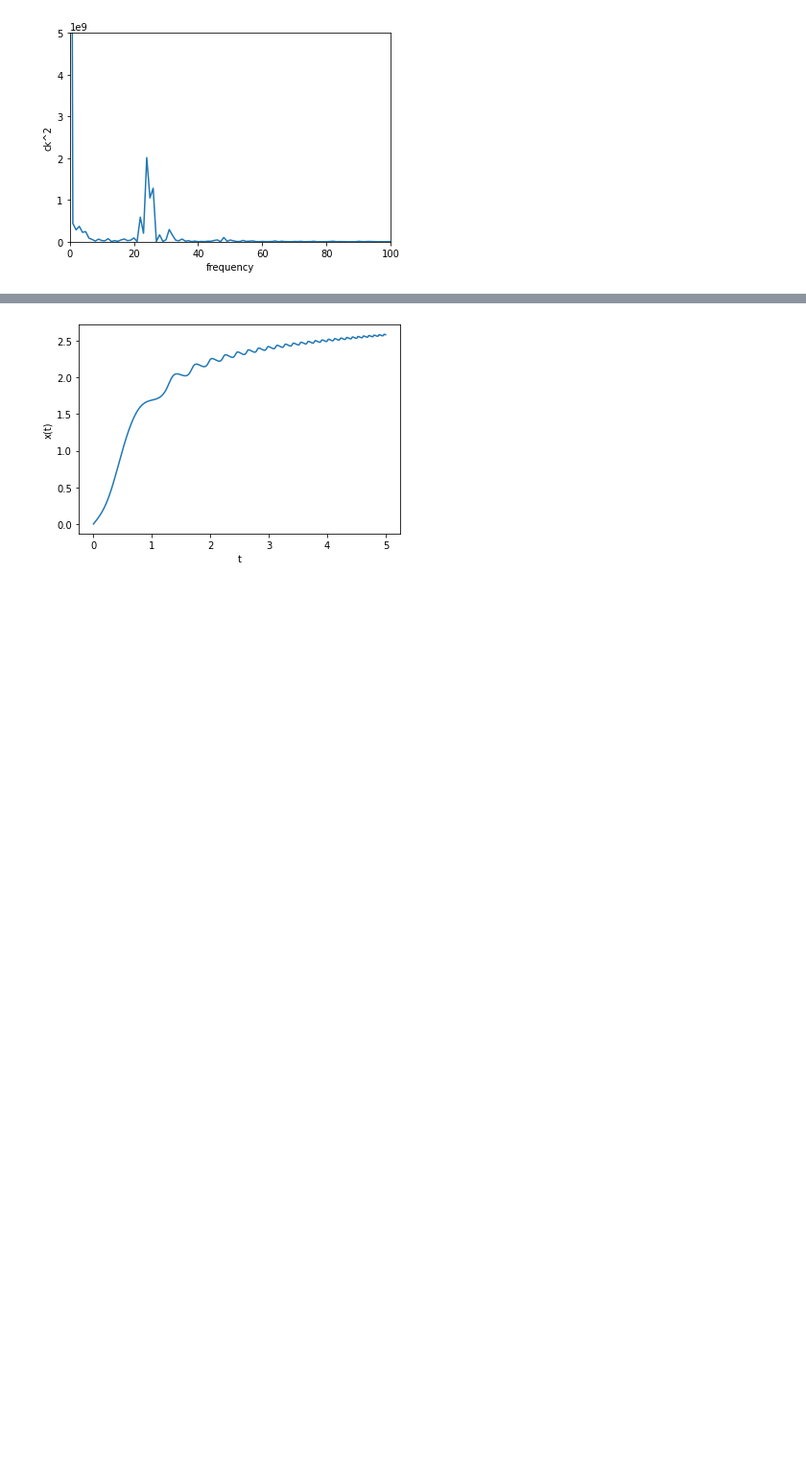
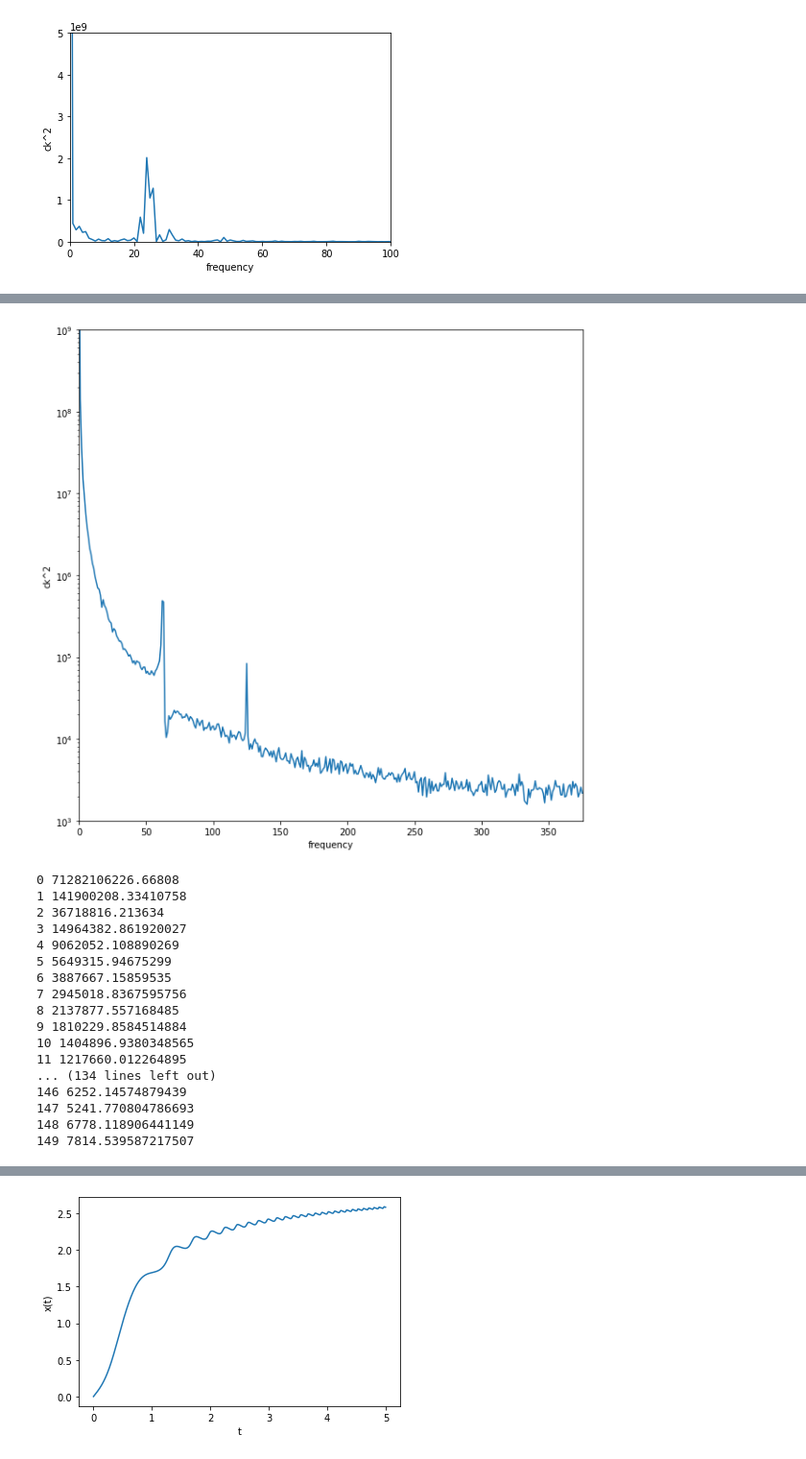
Before and after one commit to NIUCompPhys/Spring2021, a Jupyter notebook: temp2_pynb.ipynb, the cells around one changed output, grey strips where cells are left out. Shown at 96% size. Drawn from its saved outputs; the diff is of its cells as text; code cells hidden in the pictures; blank space fills up the shorter version.

```diff
--- a/temp2_pynb.ipynb
+++ b/temp2_pynb.ipynb
@@ -907,0 +923,33 @@ Total number of entries =  3143
+# %%
+from numpy.fft import rfft
+from matplotlib.pyplot import yscale,plot,xlim,xlabel,ylabel,show,figure
+c=rfft(co2s)
+fig = figure(figsize=(10,10))
+plot(abs(c)**2)
+xlim(0,len(co2s)/2)
+xlabel("frequency")
+ylabel("ck^2")
+yscale("log")
+ylim(1e3,1e9)
+show()
+for i in range(0,150):
+  print(i,abs(c[i])**2)
+# %% [output]
+[figure, added]
+0 71282106226.66808
+1 141900208.33410758
+2 36718816.213634
+3 14964382.861920027
+4 9062052.108890269
+5 5649315.94675299
+6 3887667.15859535
+7 2945018.8367595756
+8 2137877.557168485
+9 1810229.8584514884
+10 1404896.9380348565
+11 1217660.012264895
+... (134 lines left out)
+146 6252.14574879439
+147 5241.770804786693
+148 6778.118906441149
+149 7814.539587217507
```
Also changed, not shown: parts of 3 cells of this notebook.
